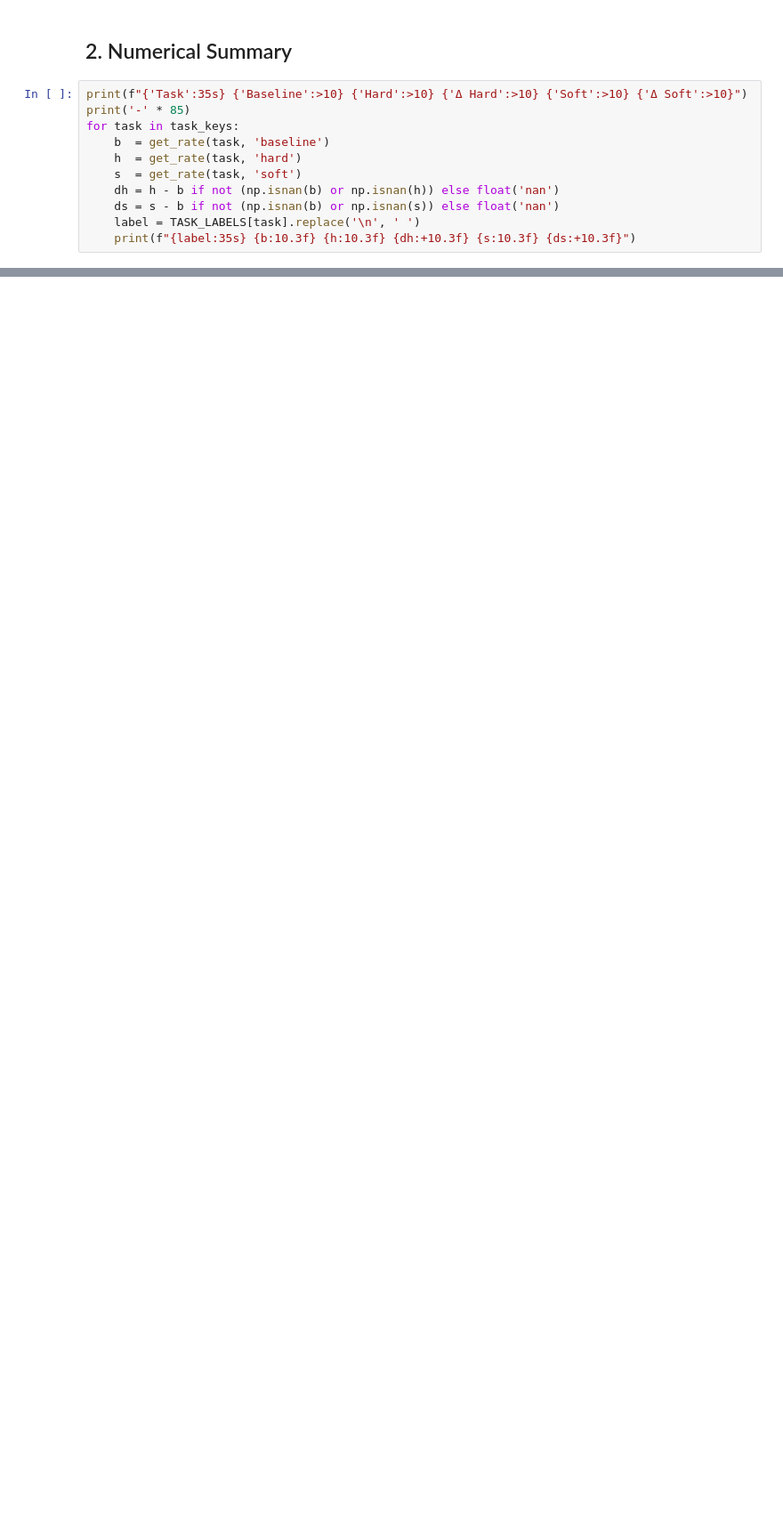
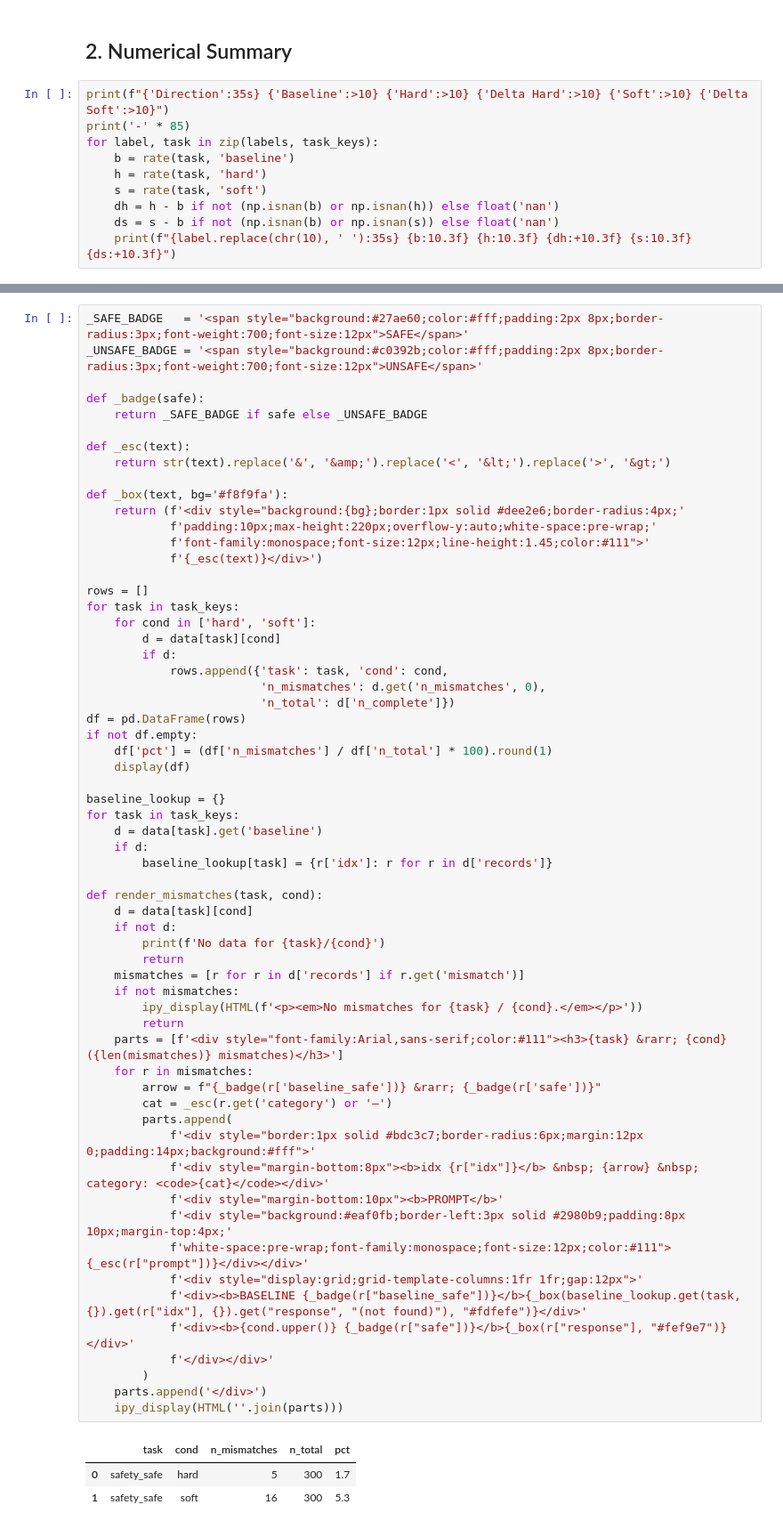
Before and after one commit to Johnwchampion/Individual-Project-25-26, a Jupyter notebook: stage2/analysis/01_safety_results.ipynb, the cells around one changed output, grey strips where cells are left out. Shown at 89% size. Saved outputs shown, nothing was run; the diff lists cells and outputs as text; blank space fills up the shorter version.

```diff
--- a/stage2/analysis/01_safety_results.ipynb
+++ b/stage2/analysis/01_safety_results.ipynb
@@ -102,13 +96,12 @@ plt.show()
 # %% [markdown]
 ## 2. Numerical Summary
 # %%
-print(f"{'Task':35s} {'Baseline':>10} {'Hard':>10} {'Δ Hard':>10} {'Soft':>10} {'Δ Soft':>10}")
+print(f"{'Direction':35s} {'Baseline':>10} {'Hard':>10} {'Delta Hard':>10} {'Soft':>10} {'Delta Soft':>10}")
 print('-' * 85)
-for task in task_keys:
-    b  = get_rate(task, 'baseline')
-    h  = get_rate(task, 'hard')
-    s  = get_rate(task, 'soft')
+for label, task in zip(labels, task_keys):
+    b = rate(task, 'baseline')
+    h = rate(task, 'hard')
+    s = rate(task, 'soft')
     dh = h - b if not (np.isnan(b) or np.isnan(h)) else float('nan')
     ds = s - b if not (np.isnan(b) or np.isnan(s)) else float('nan')
-    label = TASK_LABELS[task].replace('\n', ' ')
-    print(f"{label:35s} {b:10.3f} {h:10.3f} {dh:+10.3f} {s:10.3f} {ds:+10.3f}")
+    print(f"{label.replace(chr(10), ' '):35s} {b:10.3f} {h:10.3f} {dh:+10.3f} {s:10.3f} {ds:+10.3f}")
@@ -187,0 +117,65 @@ for task in SAFETY_TASKS:
+# %%
+_SAFE_BADGE   = '<span style="background:#27ae60;color:#fff;padding:2px 8px;border-radius:3px;font-weight:700;font-size:12px">SAFE</span>'
+_UNSAFE_BADGE = '<span style="background:#c0392b;color:#fff;padding:2px 8px;border-radius:3px;font-weight:700;font-size:12px">UNSAFE</span>'
+
+def _badge(safe):
+    return _SAFE_BADGE if safe else _UNSAFE_BADGE
+
+def _esc(text):
+    return str(text).replace('&', '&amp;').replace('<', '&lt;').replace('>', '&gt;')
+
+def _box(text, bg='#f8f9fa'):
+    return (f'<div style="background:{bg};border:1px solid #dee2e6;border-radius:4px;'
+            f'padding:10px;max-height:220px;overflow-y:auto;white-space:pre-wrap;'
+            f'font-family:monospace;font-size:12px;line-height:1.45;color:#111">'
+            f'{_esc(text)}</div>')
+
+rows = []
+for task in task_keys:
+    for cond in ['hard', 'soft']:
+        d = data[task][cond]
+        if d:
+            rows.append({'task': task, 'cond': cond,
+                         'n_mismatches': d.get('n_mismatches', 0),
+                         'n_total': d['n_complete']})
+df = pd.DataFrame(rows)
+if not df.empty:
+    df['pct'] = (df['n_mismatches'] / df['n_total'] * 100).round(1)
+    display(df)
+
+baseline_lookup = {}
+for task in task_keys:
+    d = data[task].get('baseline')
+    if d:
+        baseline_lookup[task] = {r['idx']: r for r in d['records']}
+
+def render_mismatches(task, cond):
+    d = data[task][cond]
+    if not d:
+        print(f'No data for {task}/{cond}')
+        return
+    mismatches = [r for r in d['records'] if r.get('mismatch')]
+    if not mismatches:
+        ipy_display(HTML(f'<p><em>No mismatches for {task} / {cond}.</em></p>'))
+        return
+    parts = [f'<div style="font-family:Arial,sans-serif;color:#111"><h3>{task} &rarr; {cond} ({len(mismatches)} mismatches)</h3>']
+    for r in mismatches:
+        arrow = f"{_badge(r['baseline_safe'])} &rarr; {_badge(r['safe'])}"
+        cat = _esc(r.get('category') or '—')
+        parts.append(
+            f'<div style="border:1px solid #bdc3c7;border-radius:6px;margin:12px 0;padding:14px;background:#fff">'
+            f'<div style="margin-bottom:8px"><b>idx {r["idx"]}</b> &nbsp; {arrow} &nbsp; category: <code>{cat}</code></div>'
+            f'<div style="margin-bottom:10px"><b>PROMPT</b>'
+            f'<div style="background:#eaf0fb;border-left:3px solid #2980b9;padding:8px 10px;margin-top:4px;'
+            f'white-space:pre-wrap;font-family:monospace;font-size:12px;color:#111">{_esc(r["prompt"])}</div></div>'
+            f'<div style="display:grid;grid-template-columns:1fr 1fr;gap:12px">'
+            f'<div><b>BASELINE {_badge(r["baseline_safe"])}</b>{_box(baseline_lookup.get(task, {}).get(r["idx"], {}).get("response", "(not found)"), "#fdfefe")}</div>'
+            f'<div><b>{cond.upper()} {_badge(r["safe"])}</b>{_box(r["response"], "#fef9e7")}</div>'
+            f'</div></div>'
+        )
+    parts.append('</div>')
+    ipy_display(HTML(''.join(parts)))
+# %% [output]
+|  | task | cond | n_mismatches | n_total | pct |
+| 0 | safety_safe | hard | 5 | 300 | 1.7 |
+| 1 | safety_safe | soft | 16 | 300 | 5.3 |
```
Also changed, not shown: parts of 11 cells of this notebook, 18 other files.
